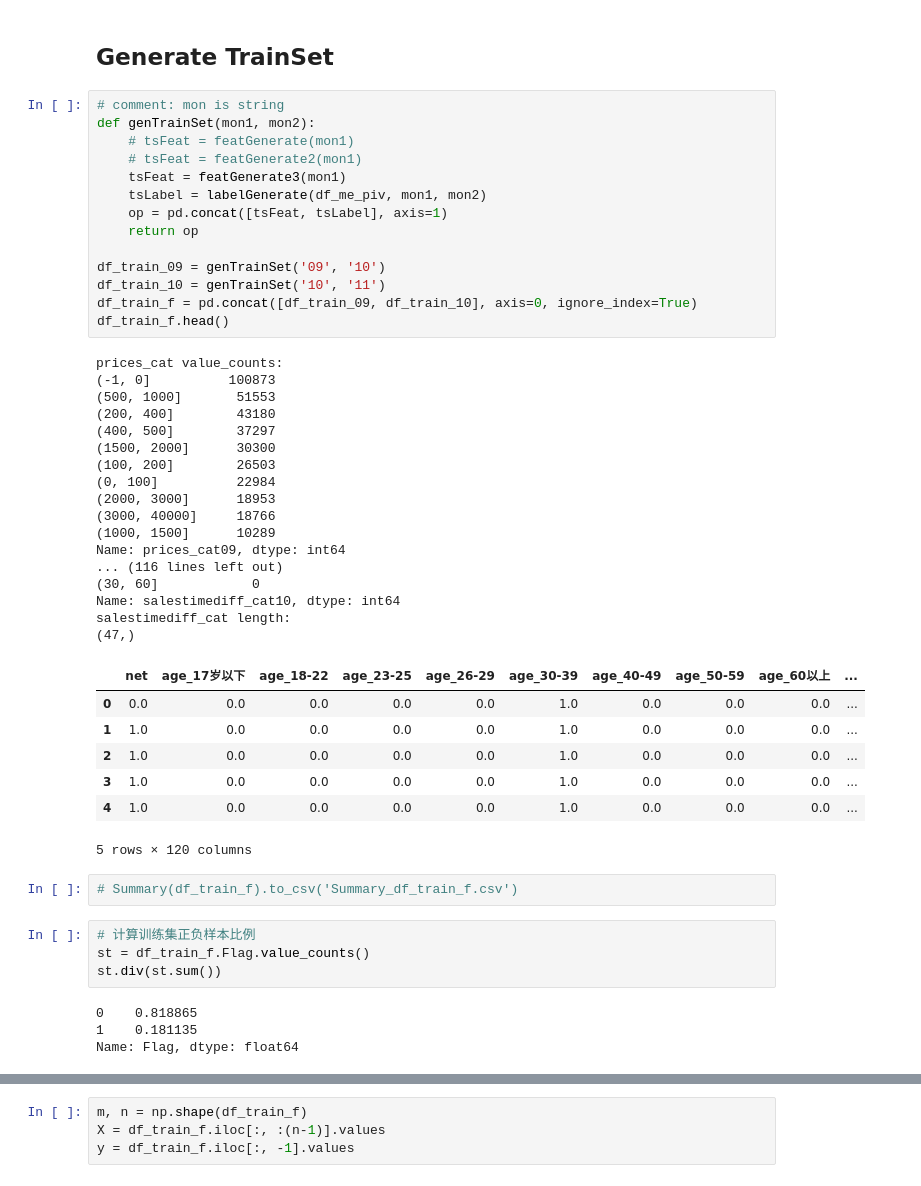
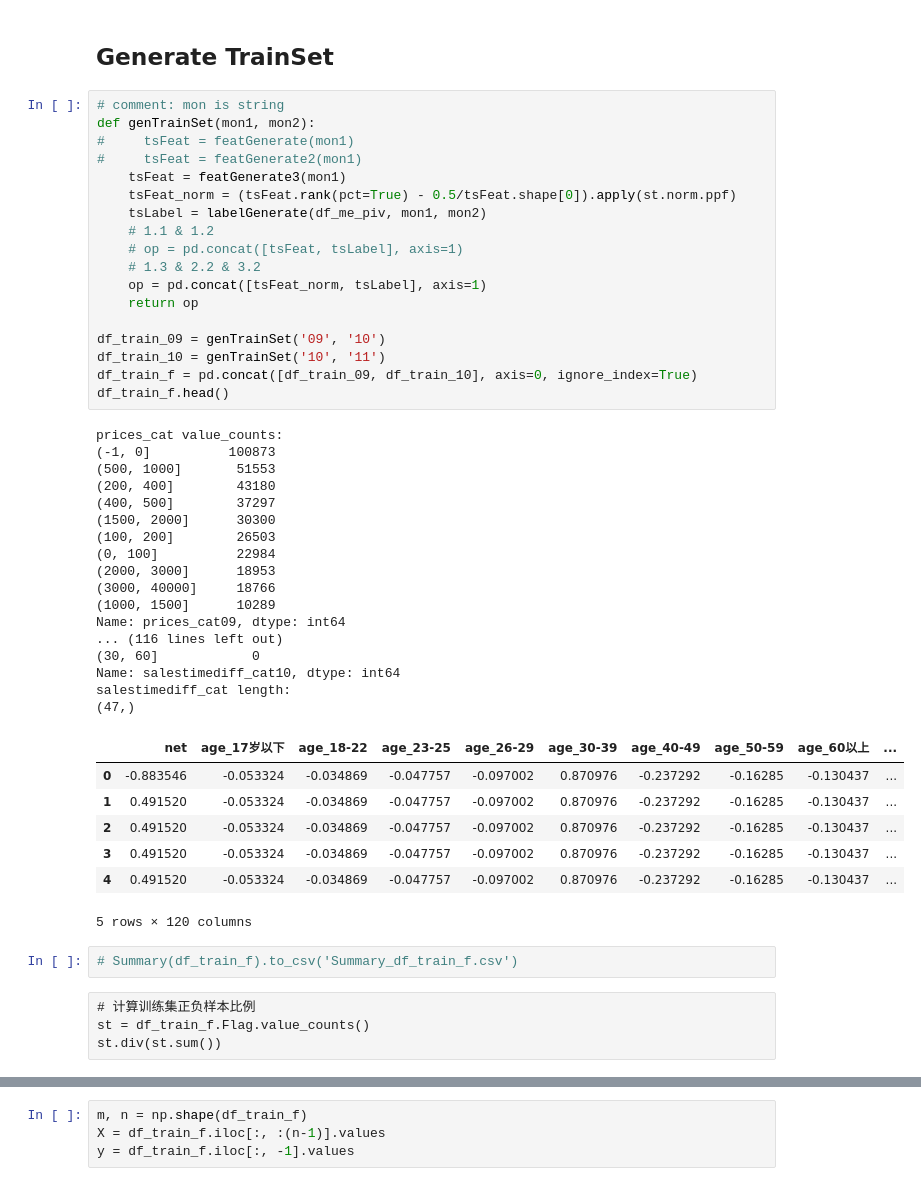
Before and after one commit to CaoZhens/WoPlus_PhoneChangingPrediction, a Jupyter notebook: src/ipynb/woplus_ml.ipynb, the cells around one changed output, grey strips where cells are left out. Saved outputs shown, nothing was run; the diff lists cells and outputs as text.

```diff
--- a/src/ipynb/woplus_ml.ipynb
+++ b/src/ipynb/woplus_ml.ipynb
@@ -362,52 +379,52 @@ def featGenerate3(mon):
 # %%
 # comment: mon is string
 def genTrainSet(mon1, mon2):
-    # tsFeat = featGenerate(mon1)
-    # tsFeat = featGenerate2(mon1)
+#     tsFeat = featGenerate(mon1)
+#     tsFeat = featGenerate2(mon1)
     tsFeat = featGenerate3(mon1)
+    tsFeat_norm = (tsFeat.rank(pct=True) - 0.5/tsFeat.shape[0]).apply(st.norm.ppf)
     tsLabel = labelGenerate(df_me_piv, mon1, mon2)
-    op = pd.concat([tsFeat, tsLabel], axis=1)
+    # 1.1 & 1.2
+    # op = pd.concat([tsFeat, tsLabel], axis=1)
+    # 1.3 & 2.2 & 3.2
+    op = pd.concat([tsFeat_norm, tsLabel], axis=1)
     return op
 
 df_train_09 = genTrainSet('09', '10')
 df_train_10 = genTrainSet('10', '11')
 df_train_f = pd.concat([df_train_09, df_train_10], axis=0, ignore_index=True)
 df_train_f.head()
 # %% [output]
 prices_cat value_counts:
 (-1, 0]          100873
 (500, 1000]       51553
 (200, 400]        43180
 (400, 500]        37297
 (1500, 2000]      30300
 (100, 200]        26503
 (0, 100]          22984
 (2000, 3000]      18953
 (3000, 40000]     18766
 (1000, 1500]      10289
 Name: prices_cat09, dtype: int64
 ... (116 lines left out)
 (30, 60]            0
 Name: salestimediff_cat10, dtype: int64
 salestimediff_cat length:
 (47,)
 |  | net | age_17岁以下 | age_18-22 | age_23-25 | age_26-29 | age_30-39 | age_40-49 | age_50-59 | age_60以上 | ... |
-| 0 | 0.0 | 0.0 | 0.0 | 0.0 | 0.0 | 1.0 | 0.0 | 0.0 | 0.0 | ... |
-| 1 | 1.0 | 0.0 | 0.0 | 0.0 | 0.0 | 1.0 | 0.0 | 0.0 | 0.0 | ... |
-| 2 | 1.0 | 0.0 | 0.0 | 0.0 | 0.0 | 1.0 | 0.0 | 0.0 | 0.0 | ... |
-| 3 | 1.0 | 0.0 | 0.0 | 0.0 | 0.0 | 1.0 | 0.0 | 0.0 | 0.0 | ... |
-| 4 | 1.0 | 0.0 | 0.0 | 0.0 | 0.0 | 1.0 | 0.0 | 0.0 | 0.0 | ... |
+| 0 | -0.883546 | -0.053324 | -0.034869 | -0.047757 | -0.097002 | 0.870976 | -0.237292 | -0.16285 | -0.130437 | ... |
+| 1 | 0.491520 | -0.053324 | -0.034869 | -0.047757 | -0.097002 | 0.870976 | -0.237292 | -0.16285 | -0.130437 | ... |
+| 2 | 0.491520 | -0.053324 | -0.034869 | -0.047757 | -0.097002 | 0.870976 | -0.237292 | -0.16285 | -0.130437 | ... |
+| 3 | 0.491520 | -0.053324 | -0.034869 | -0.047757 | -0.097002 | 0.870976 | -0.237292 | -0.16285 | -0.130437 | ... |
+| 4 | 0.491520 | -0.053324 | -0.034869 | -0.047757 | -0.097002 | 0.870976 | -0.237292 | -0.16285 | -0.130437 | ... |
 5 rows × 120 columns
 # %%
 # Summary(df_train_f).to_csv('Summary_df_train_f.csv')
-# %%
-# 计算训练集正负样本比例
-st = df_train_f.Flag.value_counts()
-st.div(st.sum())
-# %% [output]
-0    0.818865
-1    0.181135
-Name: Flag, dtype: float64
+# %% [raw]
+# 计算训练集正负样本比例
+st = df_train_f.Flag.value_counts()
+st.div(st.sum())
 # %%
 df_train_f.columns
 # %% [output]
```
Also changed, not shown: parts of 7 cells of this notebook.
